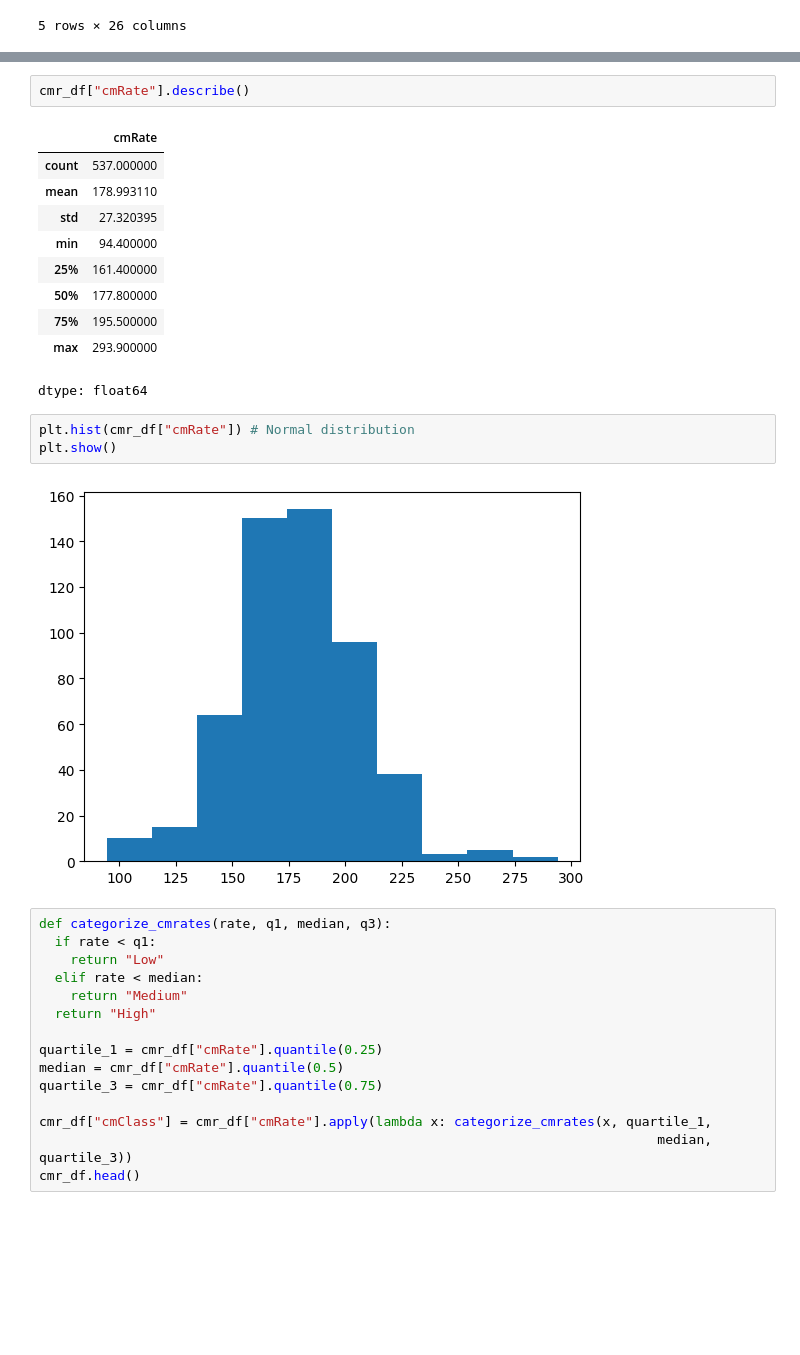
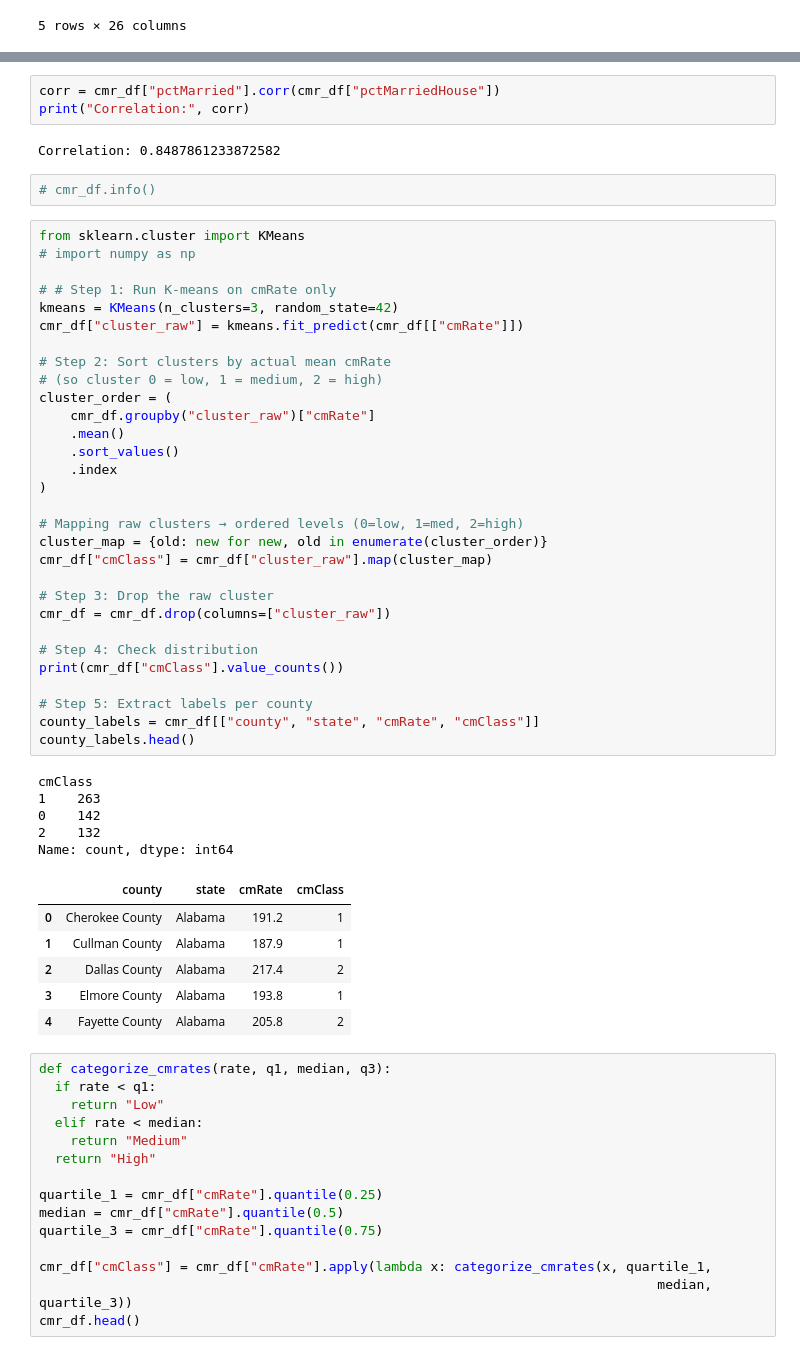
Before and after one commit to cwjng/si670-final-project, a Jupyter notebook: si670_final_project.ipynb, the cells around one changed output, grey strips where cells are left out. Saved outputs shown, nothing was run; the diff lists cells and outputs as text; blank space fills up the shorter version.

Commit message:
Included gridsearch, kmeans clustering labels, and smote oversampling

```diff
--- a/si670_final_project.ipynb
+++ b/si670_final_project.ipynb
@@ -55,21 +38,52 @@ memory usage: 109.2+ KB
-# %%
-cmr_df["cmRate"].describe()
-# %% [output]
-|  | cmRate |
-| count | 537.000000 |
-| mean | 178.993110 |
-| std | 27.320395 |
-| min | 94.400000 |
-| 25% | 161.400000 |
-| 50% | 177.800000 |
-| 75% | 195.500000 |
-| max | 293.900000 |
-dtype: float64
-# %%
-plt.hist(cmr_df["cmRate"]) # Normal distribution
-plt.show()
-# %% [output]
-[figure, removed]
+# %%
+corr = cmr_df["pctMarried"].corr(cmr_df["pctMarriedHouse"])
+print("Correlation:", corr)
+# %% [output]
+Correlation: 0.8487861233872582
+# %%
+# cmr_df.info()
+# %%
+from sklearn.cluster import KMeans
+# import numpy as np
+
+# # Step 1: Run K-means on cmRate only
+kmeans = KMeans(n_clusters=3, random_state=42)
+cmr_df["cluster_raw"] = kmeans.fit_predict(cmr_df[["cmRate"]])
+
+# Step 2: Sort clusters by actual mean cmRate
+# (so cluster 0 = low, 1 = medium, 2 = high)
+cluster_order = (
+    cmr_df.groupby("cluster_raw")["cmRate"]
+    .mean()
+    .sort_values()
+    .index
+)
+
+# Mapping raw clusters → ordered levels (0=low, 1=med, 2=high)
+cluster_map = {old: new for new, old in enumerate(cluster_order)}
+cmr_df["cmClass"] = cmr_df["cluster_raw"].map(cluster_map)
+
+# Step 3: Drop the raw cluster
+cmr_df = cmr_df.drop(columns=["cluster_raw"])
+
+# Step 4: Check distribution
+print(cmr_df["cmClass"].value_counts())
+
+# Step 5: Extract labels per county
+county_labels = cmr_df[["county", "state", "cmRate", "cmClass"]]
+county_labels.head()
+# %% [output]
+cmClass
+1    263
+0    142
+2    132
+Name: count, dtype: int64
+|  | county | state | cmRate | cmClass |
+| 0 | Cherokee County | Alabama | 191.2 | 1 |
+| 1 | Cullman County | Alabama | 187.9 | 1 |
+| 2 | Dallas County | Alabama | 217.4 | 2 |
+| 3 | Elmore County | Alabama | 193.8 | 1 |
+| 4 | Fayette County | Alabama | 205.8 | 2 |
 # %%
 def categorize_cmrates(rate, q1, median, q3):
   if rate < q1:
```
Also changed, not shown: parts of 20 cells of this notebook.
